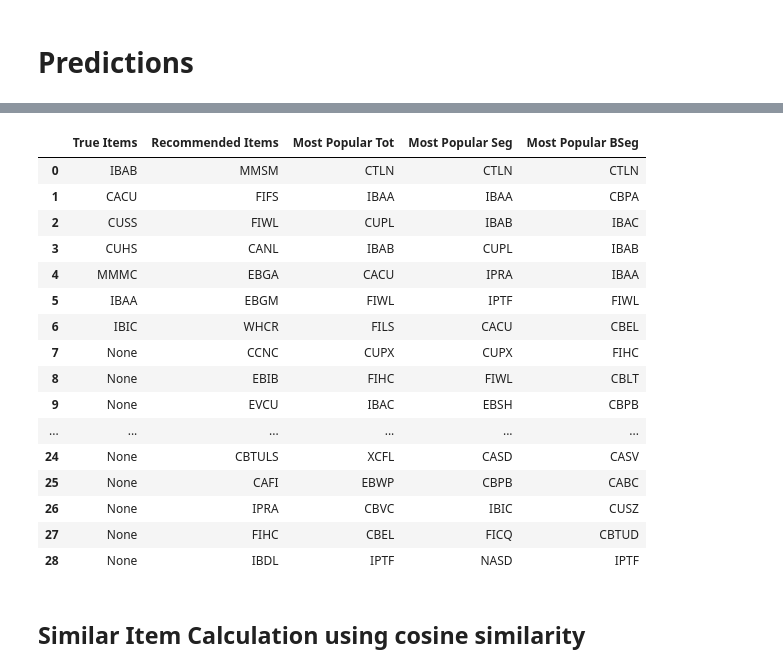
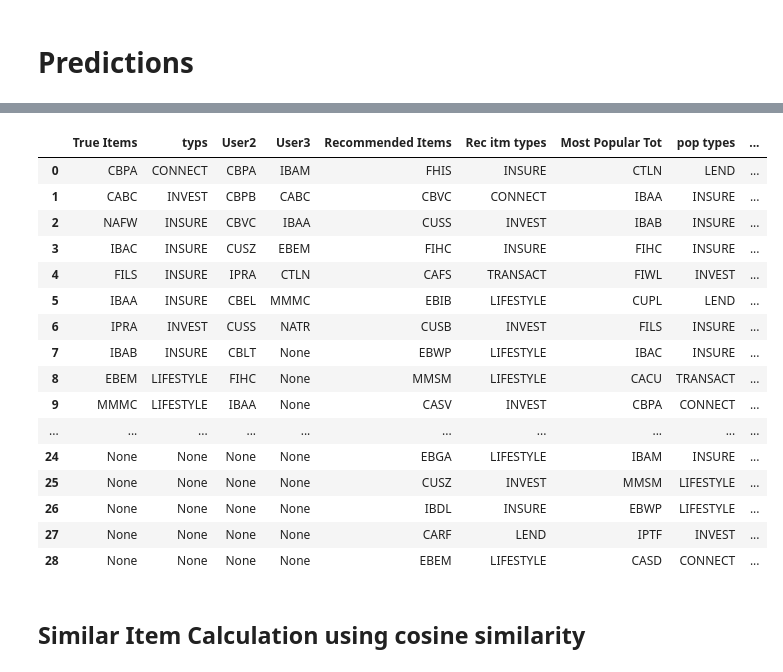
Before and after one commit to lizesteyn/FNBdataquest, a Jupyter notebook: LightFM_2.ipynb, the cells around one changed output, grey strips where cells are left out. Drawn from its saved outputs; the diff is of its cells as text; code cells hidden in the pictures.

```diff
--- a/LightFM_2.ipynb
+++ b/LightFM_2.ipynb
@@ -896,5 +915,9 @@ memory usage: 18.9 MB
 # %% [markdown]
 ## Build User Features to be fit into model
 # %%
-# print(user_feat[0])
-user_features = dataset.build_user_features((x,y) for x,y in zip(user_train['idcol'],user_feat))
+print(user_feat[0])
+user_features = dataset.build_user_features(((x,y) for x,y in zip(user_train['idcol'],user_feat)), normalize=False)
+
+# user_features = dataset.build_user_features(((x,user_features_col) for x in user_train['idcol']))
+
+# user_features_col
@@ -929,7 +968,8 @@ print(user_features.shape)
 # %%
 rating = rating.sort_values(by="idcol")
 
-(interactions, weights) = dataset.build_interactions((x, y) for x,y in zip(rating['idcol'], rating['item_id']))
+(interactions, weights) = dataset.build_interactions((x, y, w) for x,y,w in zip(rating['idcol'], rating['item_id'], rating["interaction_scores"]))
+# (interactions, weights) = dataset.build_interactions((x, y) for x,y in zip(rating['idcol'], rating['item_id']))
 
 
 
@@ -940,6 +980,8 @@ rating = rating.sort_values(by="idcol")
 
 
 # print(weights.todense())
-rating.head()
+rating.head(10)
+
+# print(weights.todense()[:,0].sum())
 # %% [output]
 |  | idcol | item_id | interaction_scores |
@@ -1103,6 +1150,7 @@ print(test_precision)
 target_idcol = 77196041
 selected_user = data[data["active_ind"]=="Active"].sample(n=1)
 target_idcol = selected_user["idcol"].iloc[0]
+# target_idcol = 155531648
 print(target_idcol)
 # Rank the items based on interactions
 # Assign scores to interaction types
@@ -1116,7 +1164,7 @@ predict_user.head()
 predict_user['interaction_score'] = predict_user['interaction'].map(interaction_scores)
 
 # Rank items based on scores
-predict_user['item_rank'] = predict_user.groupby('idcol')['interaction_score'].rank(method='min', ascending=False)
+predict_user['item_rank'] = predict_user.groupby('idcol')['interaction_score'].rank(method='max', ascending=False)
 
 # Sort dataframe by item rank
 predict_user = predict_user.sort_values(by='item_rank')
@@ -1127,7 +1175,7 @@ true_items = predict_user['item'].tolist()
 true_items = list(set(true_items))
 
 
-predict_user.head()
+predict_user[u_cols].head(10)
 # Sit langs mekaar:
 # model recommendation, user se eie actual interactions, all items popularity over entire dataset, all item popularity for user segment, all item popularity for beh_segment
 # %% [output]
@@ -1230,17 +1398,41 @@ print(ranked_items_bybehsegment)
 # Combine all those into a single dataframe so I can see them side by side
 num_item = len(true_items)
 max_length = 30
-print(num_item)
+# print(num_item)
+
+
 recdata = {
     'True Items': true_items + [None] * (max_length - num_item),
+    'typs': true_item_types + [None] * (max_length - len(true_item_types)),
+    'User2' : next_two_users_items[0] + [None] * (max_length - len(next_two_users_items[0])),
+    'User3' : next_two_users_items[1] + [None] * (max_length - len(next_two_users_items[1])),
     'Recommended Items': recommended_list[:max_length],
+    "Rec itm types": itm_tps[:max_length],
     'Most Popular Tot': ranked_items[:max_length],
+    "pop types": ranked_tps[:max_length],
     'Most Popular Seg': ranked_items_bysegment[:max_length],
+    "popseg types": rank_seg_tps[:max_length],
     'Most Popular BSeg': ranked_items_bybehsegment[:max_length],
+    "popbseg types": rank_bseg_tps[:max_length],
 }
 
 # Create DataFrame from dictionary
 df = pd.DataFrame(recdata)
 
+def listwise_precision_at_k(recommended_list, actual_list, k=10):
+    # Get the intersection of the recommended list and the actual list up to k
+    intersection = set(recommended_list[:k]) & set(actual_list)
+
+    # Calculate precision@k
+    precision = len(intersection) / k
+
+    return precision
+
+print(listwise_precision_at_k(recommended_list, true_items))
+
 df.head(-1)
+
+
+# True items for next 2 most similar users
+# Recommend items' types
 # %% [output]
@@ -1248,20 +1440,20 @@ df.head(-1)
-|  | True Items | Recommended Items | Most Popular Tot | Most Popular Seg | Most Popular BSeg |
-| 0 | IBAB | MMSM | CTLN | CTLN | CTLN |
-| 1 | CACU | FIFS | IBAA | IBAA | CBPA |
-| 2 | CUSS | FIWL | CUPL | IBAB | IBAC |
-| 3 | CUHS | CANL | IBAB | CUPL | IBAB |
-| 4 | MMMC | EBGA | CACU | IPRA | IBAA |
-| 5 | IBAA | EBGM | FIWL | IPTF | FIWL |
-| 6 | IBIC | WHCR | FILS | CACU | CBEL |
-| 7 | None | CCNC | CUPX | CUPX | FIHC |
-| 8 | None | EBIB | FIHC | FIWL | CBLT |
-| 9 | None | EVCU | IBAC | EBSH | CBPB |
-| ... | ... | ... | ... | ... | ... |
-| 24 | None | CBTULS | XCFL | CASD | CASV |
-| 25 | None | CAFI | EBWP | CBPB | CABC |
-| 26 | None | IPRA | CBVC | IBIC | CUSZ |
-| 27 | None | FIHC | CBEL | FICQ | CBTUD |
-| 28 | None | IBDL | IPTF | NASD | IPTF |
+|  | True Items | typs | User2 | User3 | Recommended Items | Rec itm types | Most Popular Tot | pop types | ... |
+| 0 | CBPA | CONNECT | CBPA | IBAM | FHIS | INSURE | CTLN | LEND | ... |
+| 1 | CABC | INVEST | CBPB | CABC | CBVC | CONNECT | IBAA | INSURE | ... |
+| 2 | NAFW | INSURE | CBVC | IBAA | CUSS | INVEST | IBAB | INSURE | ... |
+| 3 | IBAC | INSURE | CUSZ | EBEM | FIHC | INSURE | FIHC | INSURE | ... |
+| 4 | FILS | INSURE | IPRA | CTLN | CAFS | TRANSACT | FIWL | INVEST | ... |
+| 5 | IBAA | INSURE | CBEL | MMMC | EBIB | LIFESTYLE | CUPL | LEND | ... |
+| 6 | IPRA | INVEST | CUSS | NATR | CUSB | INVEST | FILS | INSURE | ... |
+| 7 | IBAB | INSURE | CBLT | None | EBWP | LIFESTYLE | IBAC | INSURE | ... |
+| 8 | EBEM | LIFESTYLE | FIHC | None | MMSM | LIFESTYLE | CACU | TRANSACT | ... |
+| 9 | MMMC | LIFESTYLE | IBAA | None | CASV | INVEST | CBPA | CONNECT | ... |
+| ... | ... | ... | ... | ... | ... | ... | ... | ... | ... |
+| 24 | None | None | None | None | EBGA | LIFESTYLE | IBAM | INSURE | ... |
+| 25 | None | None | None | None | CUSZ | INVEST | MMSM | LIFESTYLE | ... |
+| 26 | None | None | None | None | IBDL | INSURE | EBWP | LIFESTYLE | ... |
+| 27 | None | None | None | None | CARF | LEND | IPTF | INVEST | ... |
+| 28 | None | None | None | None | EBEM | LIFESTYLE | CASD | CONNECT | ... |
 # %% [markdown]
 ## Similar Item Calculation using cosine similarity
 # %%
```
Also changed, not shown: parts of 45 cells of this notebook.
